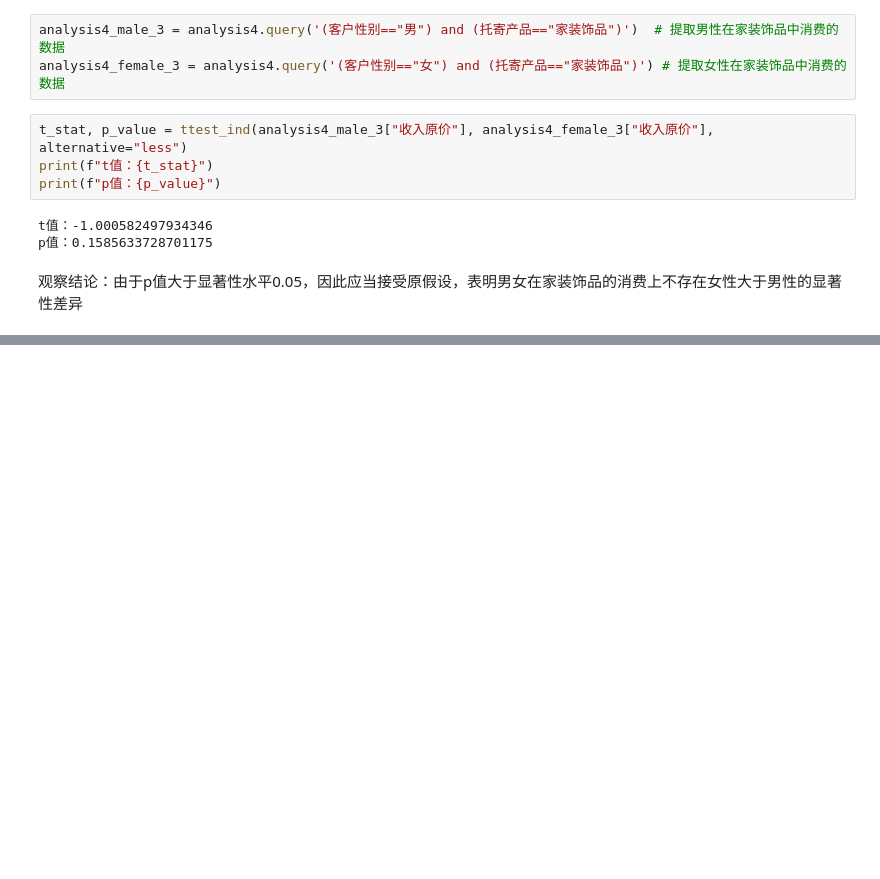
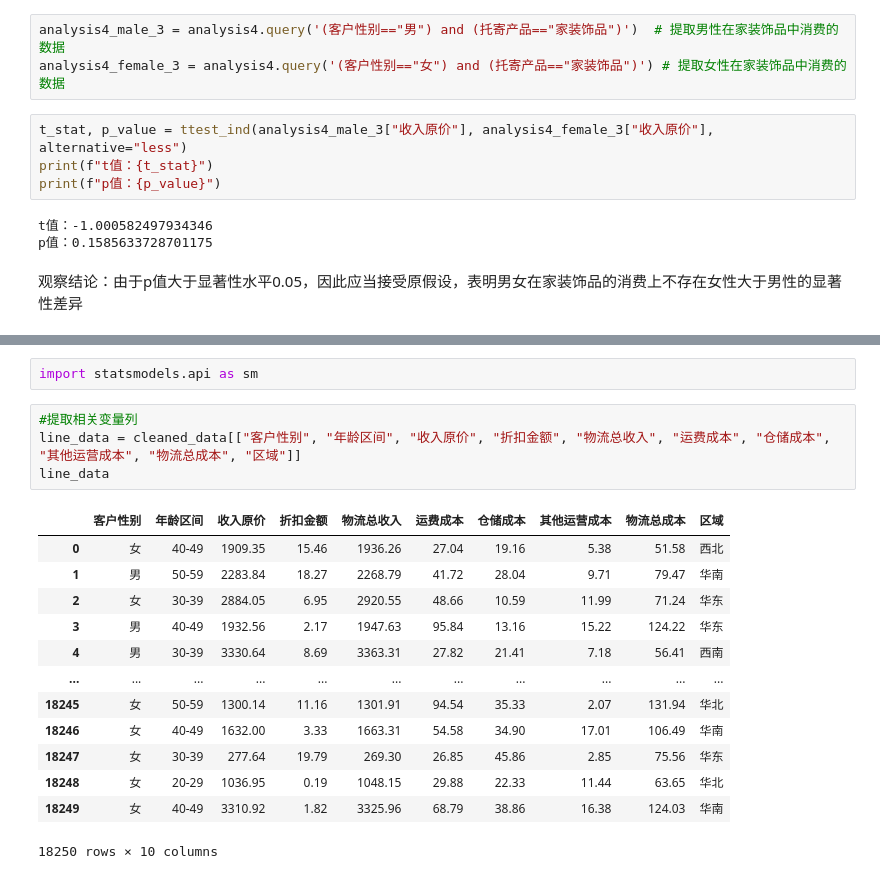
Before and after one commit to Hejiale-hub/---, a Jupyter notebook: Logistics_analyst.ipynb, the cells around one changed output, grey strips where cells are left out. Drawn from its saved outputs; the diff is of its cells as text; blank space fills up the shorter version.

```diff
--- a/Logistics_analyst.ipynb
+++ b/Logistics_analyst.ipynb
@@ -389,0 +395,20 @@ p值：0.1585633728701175
+# %%
+import statsmodels.api as sm
+# %%
+#提取相关变量列
+line_data = cleaned_data[["客户性别", "年龄区间", "收入原价", "折扣金额", "物流总收入", "运费成本", "仓储成本", "其他运营成本", "物流总成本", "区域"]]
+line_data
+# %% [output]
+|  | 客户性别 | 年龄区间 | 收入原价 | 折扣金额 | 物流总收入 | 运费成本 | 仓储成本 | 其他运营成本 | 物流总成本 | 区域 |
+| 0 | 女 | 40-49 | 1909.35 | 15.46 | 1936.26 | 27.04 | 19.16 | 5.38 | 51.58 | 西北 |
+| 1 | 男 | 50-59 | 2283.84 | 18.27 | 2268.79 | 41.72 | 28.04 | 9.71 | 79.47 | 华南 |
+| 2 | 女 | 30-39 | 2884.05 | 6.95 | 2920.55 | 48.66 | 10.59 | 11.99 | 71.24 | 华东 |
+| 3 | 男 | 40-49 | 1932.56 | 2.17 | 1947.63 | 95.84 | 13.16 | 15.22 | 124.22 | 华东 |
+| 4 | 男 | 30-39 | 3330.64 | 8.69 | 3363.31 | 27.82 | 21.41 | 7.18 | 56.41 | 西南 |
+| ... | ... | ... | ... | ... | ... | ... | ... | ... | ... | ... |
+| 18245 | 女 | 50-59 | 1300.14 | 11.16 | 1301.91 | 94.54 | 35.33 | 2.07 | 131.94 | 华北 |
+| 18246 | 女 | 40-49 | 1632.00 | 3.33 | 1663.31 | 54.58 | 34.90 | 17.01 | 106.49 | 华南 |
+| 18247 | 女 | 30-39 | 277.64 | 19.79 | 269.30 | 26.85 | 45.86 | 2.85 | 75.56 | 华东 |
+| 18248 | 女 | 20-29 | 1036.95 | 0.19 | 1048.15 | 29.88 | 22.33 | 11.44 | 63.65 | 华北 |
+| 18249 | 女 | 40-49 | 3310.92 | 1.82 | 3325.96 | 68.79 | 38.86 | 16.38 | 124.03 | 华南 |
+18250 rows × 10 columns
```
Also changed, not shown: parts of 24 cells of this notebook.
